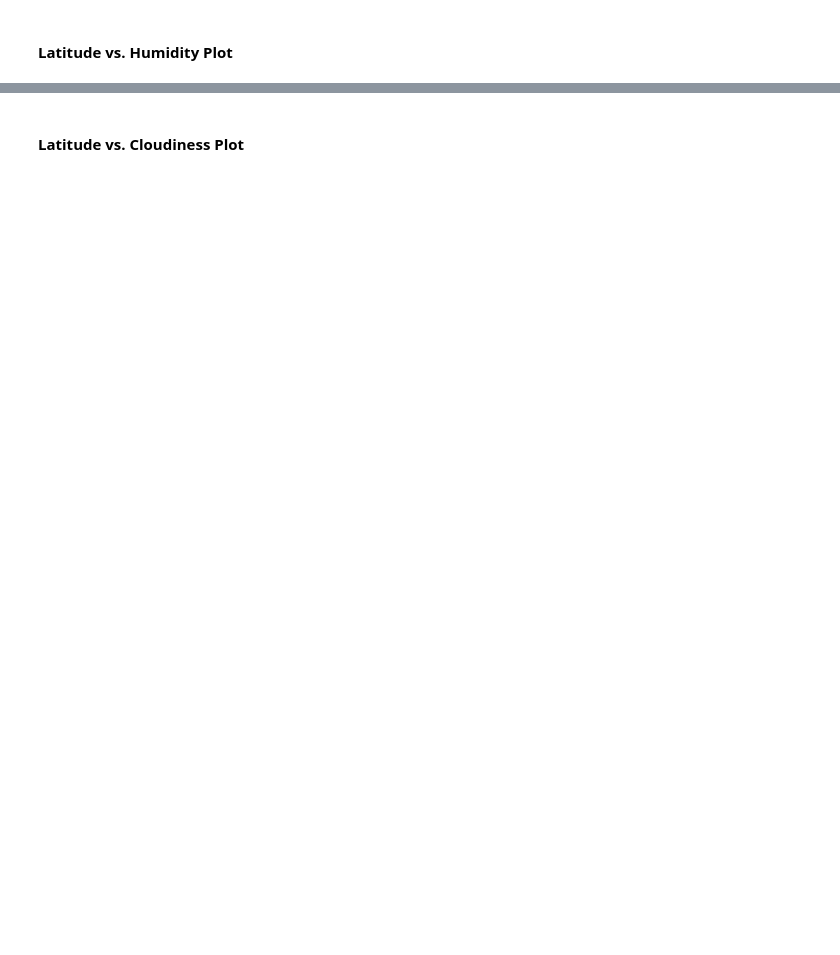
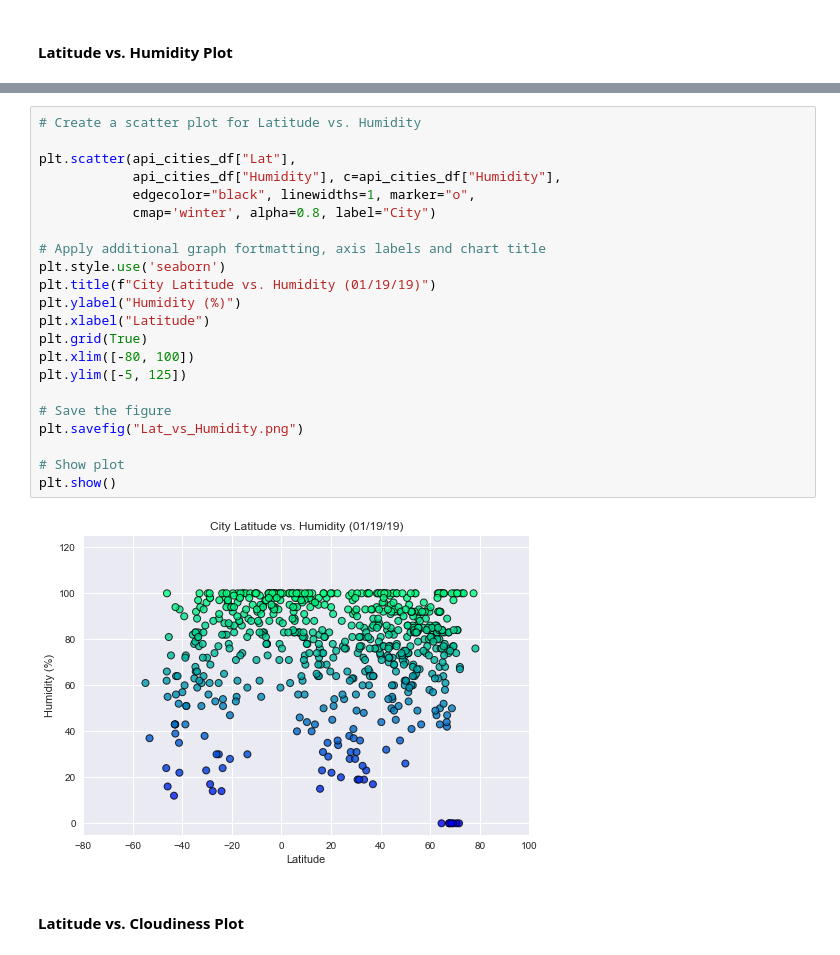
Before and after one commit to knwright/Weather_Py, a Jupyter notebook: WeatherPy.ipynb, the cells around one changed output, grey strips where cells are left out. Cells and saved outputs as stored; diff of their text form; blank space fills up the shorter version.

```diff
--- a/WeatherPy.ipynb
+++ b/WeatherPy.ipynb
@@ -119,2 +198,26 @@ dtype: int64
+# %%
+# Create a scatter plot for Latitude vs. Humidity
+
+plt.scatter(api_cities_df["Lat"],
+            api_cities_df["Humidity"], c=api_cities_df["Humidity"],
+            edgecolor="black", linewidths=1, marker="o",
+            cmap='winter', alpha=0.8, label="City")
+
+# Apply additional graph fortmatting, axis labels and chart title
+plt.style.use('seaborn')
+plt.title(f"City Latitude vs. Humidity (01/19/19)")
+plt.ylabel("Humidity (%)")
+plt.xlabel("Latitude")
+plt.grid(True)
+plt.xlim([-80, 100])
+plt.ylim([-5, 125])
+
+# Save the figure
+plt.savefig("Lat_vs_Humidity.png")
+
+# Show plot
+plt.show()
+# %% [output]
+[figure, added]
 # %% [markdown]
 #### Latitude vs. Cloudiness Plot
```
Also changed, not shown: parts of 18 cells of this notebook, 5 other files.
